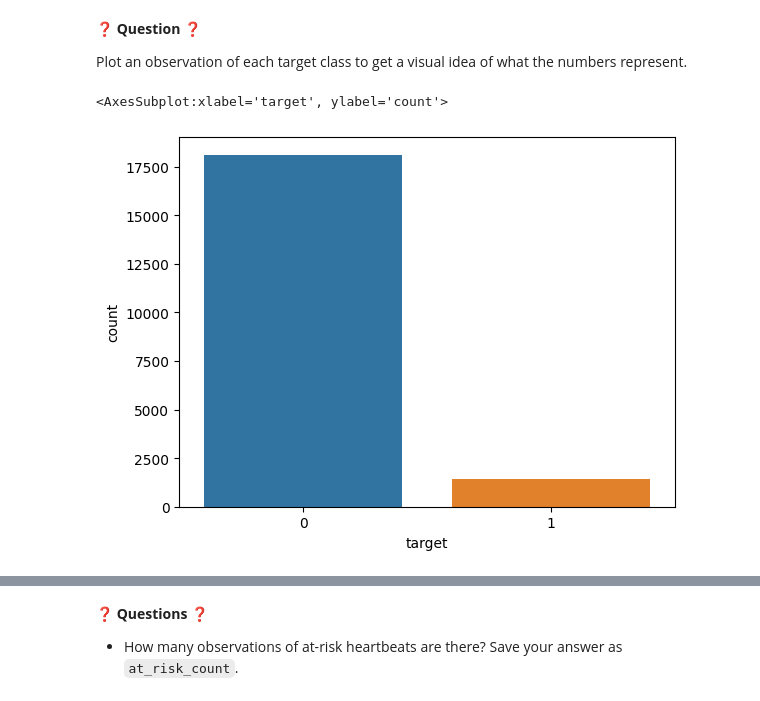
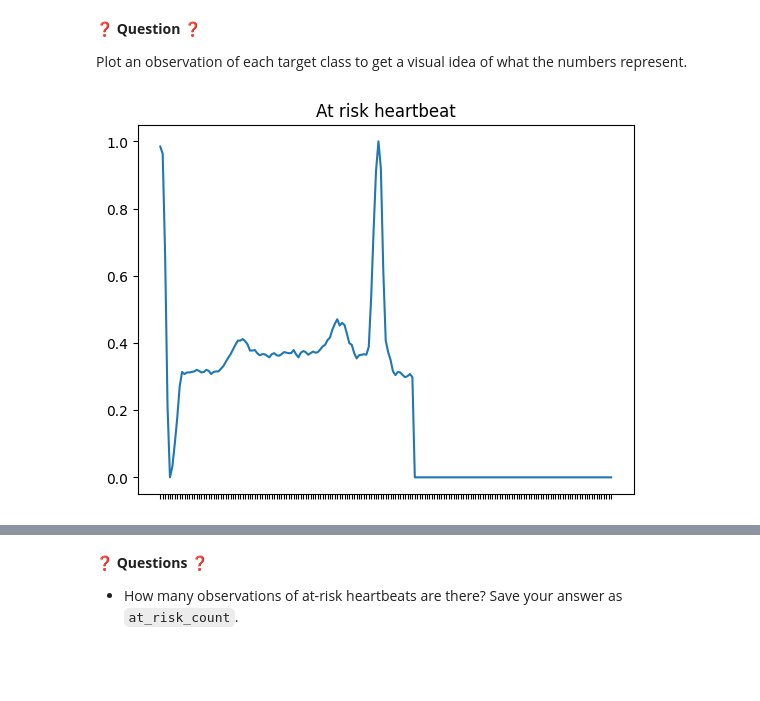
Before and after one commit to ParissaPeimaniyfard/data-electrocardiograms, a Jupyter notebook: Electrocardiograms.ipynb, the cells around one changed output, grey strips where cells are left out. Drawn from its saved outputs; the diff is of its cells as text; code cells hidden in the pictures; blank space fills up the shorter version.

```diff
--- a/Electrocardiograms.ipynb
+++ b/Electrocardiograms.ipynb
@@ -55,8 +30,12 @@ data.shape
 ❓ **Question** ❓
 
 Plot an observation of each target class to get a visual idea of what the numbers represent.
-# %%
-sns.countplot(x='target', data=data)
-# %% [output]
-<AxesSubplot:xlabel='target', ylabel='count'>
-[figure, removed]
+# %%
+import matplotlib.pyplot as plt
+
+plt.plot(data.iloc[3, :-1])
+plt.tick_params(labelbottom=False)
+plt.title('At risk heartbeat')
+plt.show()
+# %% [output]
+[figure, added]
```
Also changed, not shown: parts of 45 cells of this notebook, 1 other file.
